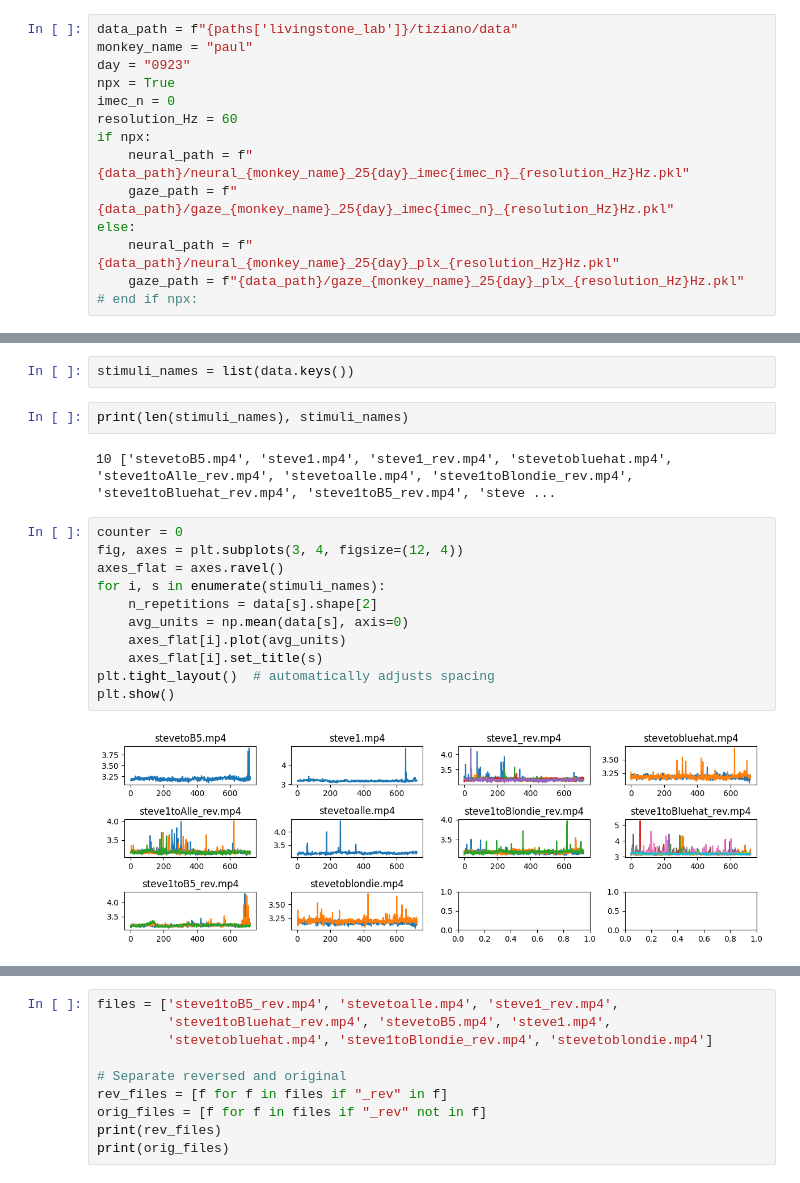
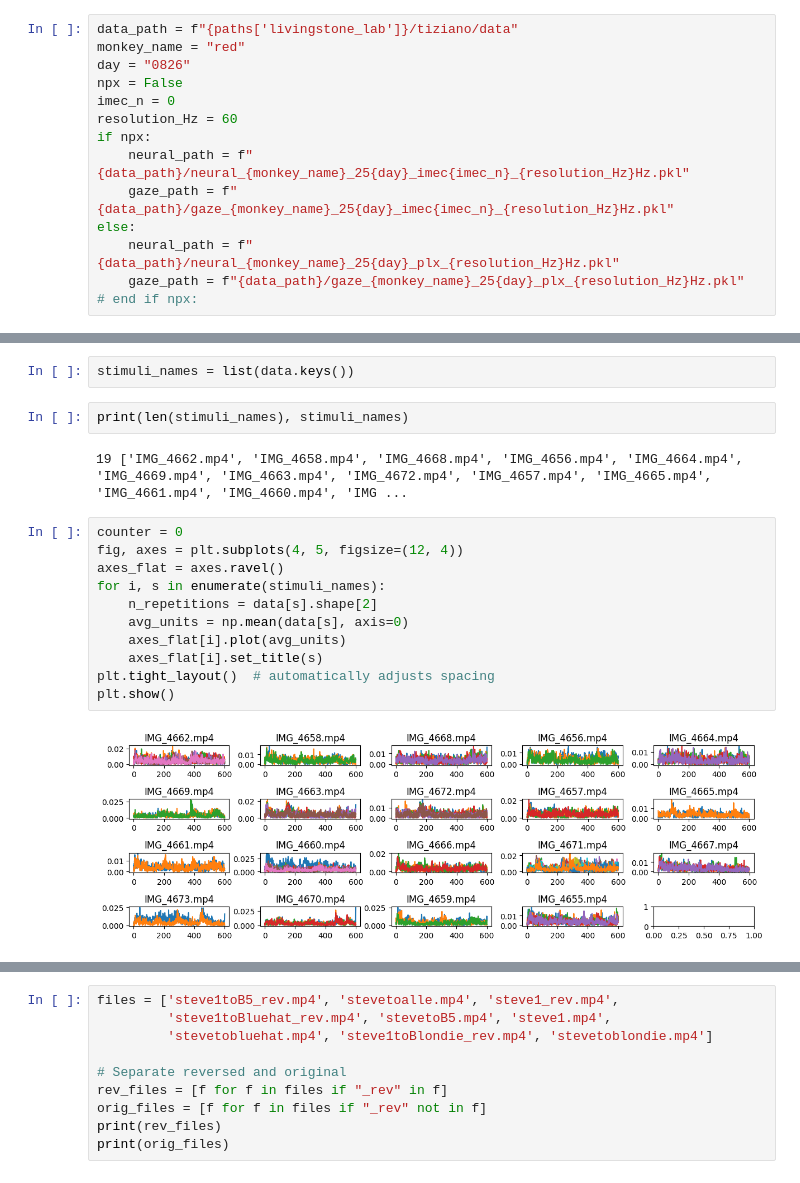
Before and after one commit to TizianoCausin01/temporal_context, a Jupyter notebook: python_scripts/scripts/neural_corr_analyses_dev.ipynb, the cells around one changed output, grey strips where cells are left out. Saved outputs shown, nothing was run; the diff lists cells and outputs as text.

```diff
--- a/python_scripts/scripts/neural_corr_analyses_dev.ipynb
+++ b/python_scripts/scripts/neural_corr_analyses_dev.ipynb
@@ -13,9 +13,9 @@ sys.path.append(paths["src_path"])
 from general_utils.utils import autocorr_mat, get_lagplot
 # %%
 data_path = f"{paths['livingstone_lab']}/tiziano/data"
-monkey_name = "paul"
-day = "0923"
-npx = True
+monkey_name = "red"
+day = "0826"
+npx = False
 imec_n = 0
 resolution_Hz = 60
 if npx:
@@ -46,19 +39,19 @@ stimuli_names = list(data.keys())
 # %%
 print(len(stimuli_names), stimuli_names)
 # %% [output]
-10 ['stevetoB5.mp4', 'steve1.mp4', 'steve1_rev.mp4', 'stevetobluehat.mp4', 'steve1toAlle_rev.mp4', 'stevetoalle.mp4', 'steve1toBlondie_rev.mp4', 'steve1toBluehat_rev.mp4', 'steve1toB5_rev.mp4', 'steve ...
+19 ['IMG_4662.mp4', 'IMG_4658.mp4', 'IMG_4668.mp4', 'IMG_4656.mp4', 'IMG_4664.mp4', 'IMG_4669.mp4', 'IMG_4663.mp4', 'IMG_4672.mp4', 'IMG_4657.mp4', 'IMG_4665.mp4', 'IMG_4661.mp4', 'IMG_4660.mp4', 'IMG ...
 # %%
 counter = 0
-fig, axes = plt.subplots(3, 4, figsize=(12, 4))
+fig, axes = plt.subplots(4, 5, figsize=(12, 4))
 axes_flat = axes.ravel()
 for i, s in enumerate(stimuli_names):
     n_repetitions = data[s].shape[2]
     avg_units = np.mean(data[s], axis=0)
     axes_flat[i].plot(avg_units)
     axes_flat[i].set_title(s)
 plt.tight_layout()  # automatically adjusts spacing
 plt.show()
 # %% [output]
-[figure, old version]
+[figure, new version]
 # %%
 counter = 0
```
Also changed, not shown: parts of 20 cells of this notebook, 16 other files.
